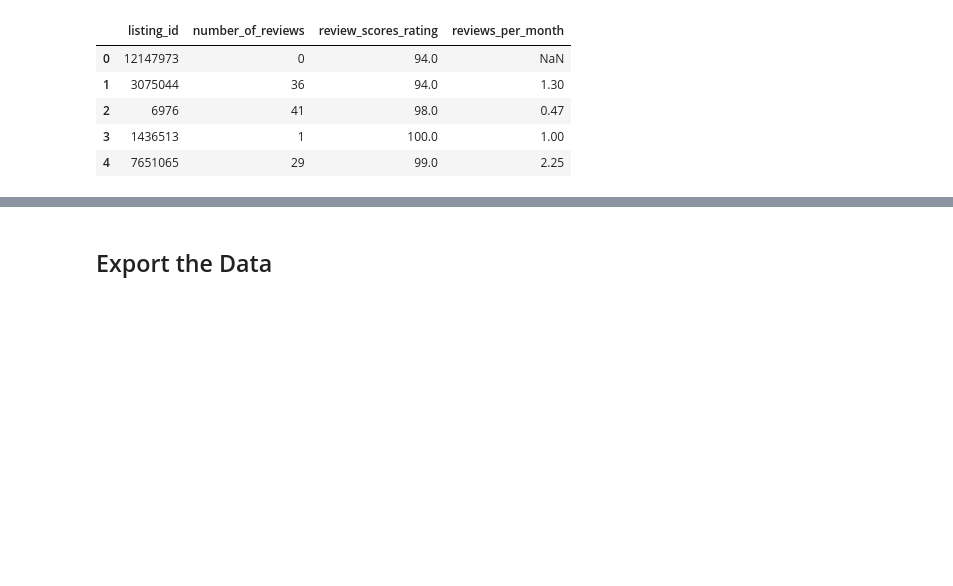
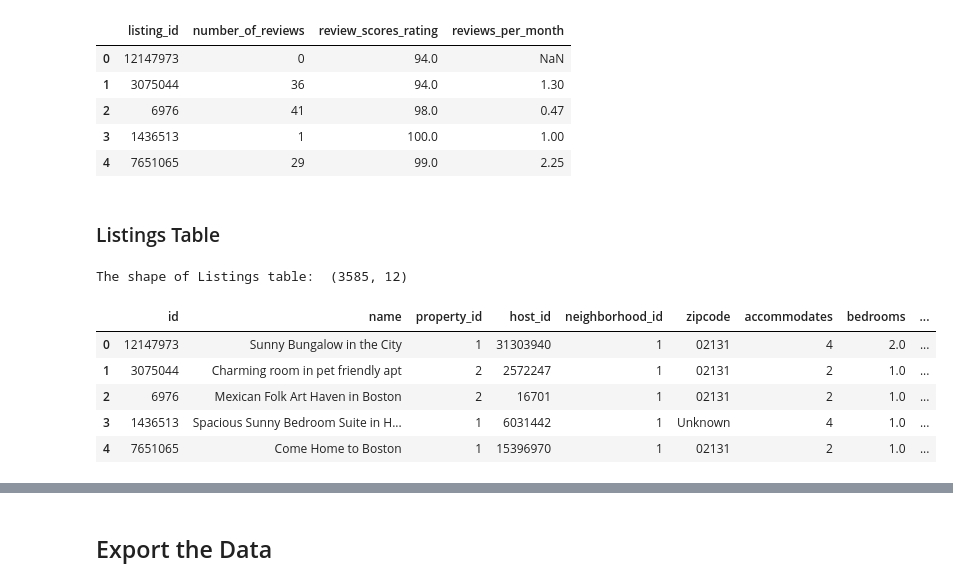
Before and after one commit to Geniusly-Stupid/SQL-Analysis-for-Boston-Airbnb-Open-Data-SI564, a Jupyter notebook: data_clean.ipynb, the cells around one changed output, grey strips where cells are left out. Drawn from its saved outputs; the diff is of its cells as text; code cells hidden in the pictures; blank space fills up the shorter version.

```diff
--- a/data_clean.ipynb
+++ b/data_clean.ipynb
@@ -293,3 +293,24 @@ review_table.head()
 | 2 | 6976 | 41 | 98.0 | 0.47 |
 | 3 | 1436513 | 1 | 100.0 | 1.00 |
 | 4 | 7651065 | 29 | 99.0 | 2.25 |
+# %% [markdown]
+### Listings Table
+# %%
+# Add Property Foreign key to listing_df
+listing_df = listing_df.merge(property_table, on="property_type", how="left")
+
+# Normalize Listings table
+listings_table = listing_df[[
+    "id", "name", "property_id", "host_id", "neighborhood_id", "zipcode",
+    "accommodates", "bedrooms", "minimum_nights", "price", "availability_30", "availability_90"
+]].drop_duplicates().reset_index(drop=True)
+print("The shape of Listings table: ", listings_table.shape)
+listings_table.head()
+# %% [output]
+The shape of Listings table:  (3585, 12)
+|  | id | name | property_id | host_id | neighborhood_id | zipcode | accommodates | bedrooms | ... |
+| 0 | 12147973 | Sunny Bungalow in the City | 1 | 31303940 | 1 | 02131 | 4 | 2.0 | ... |
+| 1 | 3075044 | Charming room in pet friendly apt | 2 | 2572247 | 1 | 02131 | 2 | 1.0 | ... |
+| 2 | 6976 | Mexican Folk Art Haven in Boston | 2 | 16701 | 1 | 02131 | 2 | 1.0 | ... |
+| 3 | 1436513 | Spacious Sunny Bedroom Suite in H... | 1 | 6031442 | 1 | Unknown | 4 | 1.0 | ... |
+| 4 | 7651065 | Come Home to Boston | 1 | 15396970 | 1 | 02131 | 2 | 1.0 | ... |
```
Also changed, not shown: parts of 7 cells of this notebook, 2 other files.
